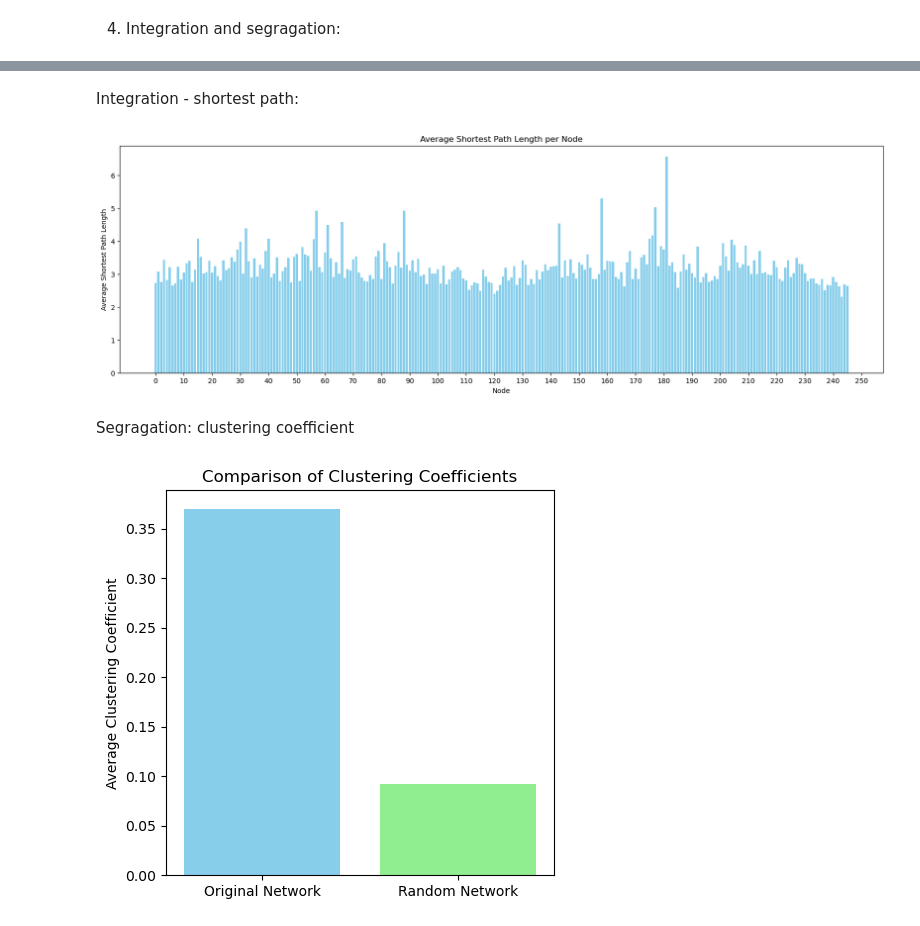
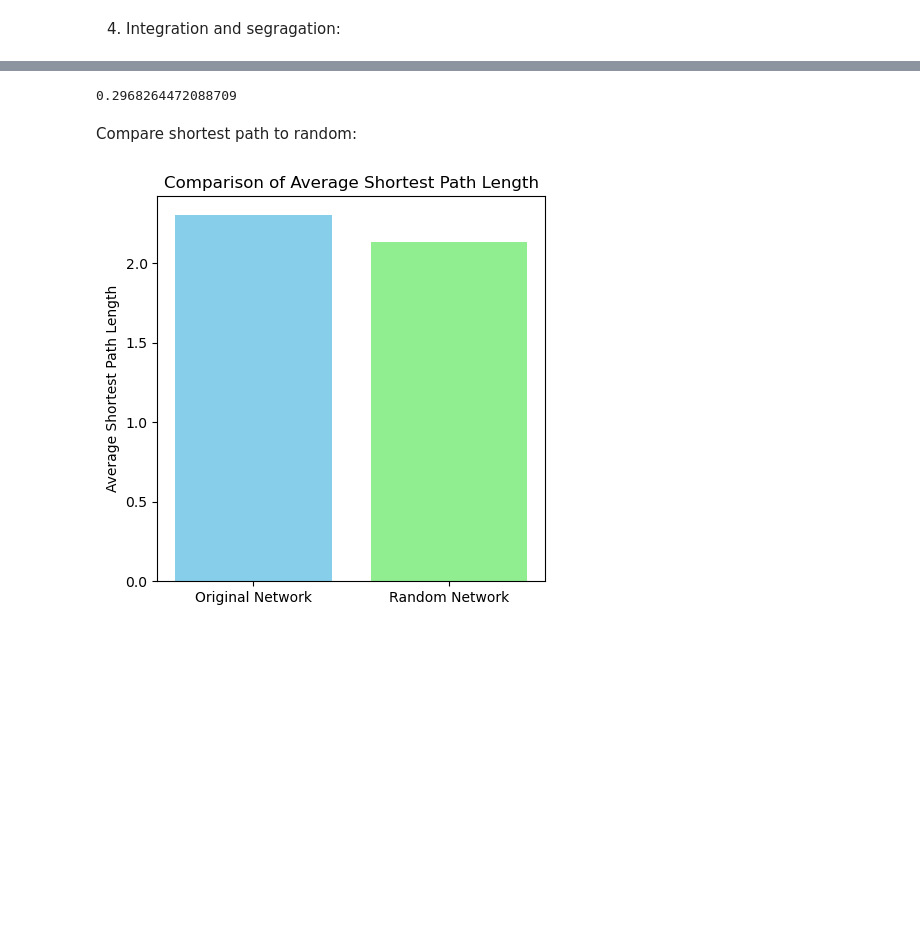
Before and after one commit to chenlrv/brain-networks-and-graphs, a Jupyter notebook: assignment.ipynb, the cells around one changed output, grey strips where cells are left out. Saved outputs shown, nothing was run; the diff lists cells and outputs as text; code cells hidden in the pictures; blank space fills up the shorter version.

```diff
--- a/assignment.ipynb
+++ b/assignment.ipynb
@@ -147,2 +231,6 @@ plt.show()
+# %%
+average_clustering_random / average_clustering_original
+# %% [output]
+0.2968264472088709
 # %% [markdown]
-Integration - shortest path:
+Compare shortest path to random:
@@ -163,12 +237,14 @@ for source, target_lengths in shortest_paths.items():
+# %%
+average_shortest_path_length_original = nx.average_shortest_path_length(G)
+average_shortest_path_length_random = nx.average_shortest_path_length(random_graph)
 # %%
-plt.figure(figsize=(20, 6))
-plt.bar(range(len(avg_path_lengths)), avg_path_lengths, color='skyblue')
-plt.xlabel('Node')
+labels = ['Original Network', 'Random Network']
+values = [average_shortest_path_length_original, average_shortest_path_length_random]
+
+plt.figure(figsize=(5, 5))
+plt.bar(labels, values, color=['skyblue', 'lightgreen'])
 plt.ylabel('Average Shortest Path Length')
-plt.title('Average Shortest Path Length per Node')
-plt.xticks(np.arange(0, len(node_degree) + 10, 10))
+plt.title('Comparison of Average Shortest Path Length')
 plt.show()
 # %% [output]
-[figure, old version]
+[figure, new version]
-# %% [markdown]
-Segragation: clustering coefficient
@@ -183,11 +250,0 @@ average_clustering_random = nx.average_clustering(random_graph)
-# %%
-labels = ['Original Network', 'Random Network']
-values = [average_clustering_original, average_clustering_random]
-
-plt.figure(figsize=(5, 5))
-plt.bar(labels, values, color=['skyblue', 'lightgreen'])
-plt.ylabel('Average Clustering Coefficient')
-plt.title('Comparison of Clustering Coefficients')
-plt.show()
-# %% [output]
-[figure, removed]
```
Also changed, not shown: parts of 50 cells of this notebook.
